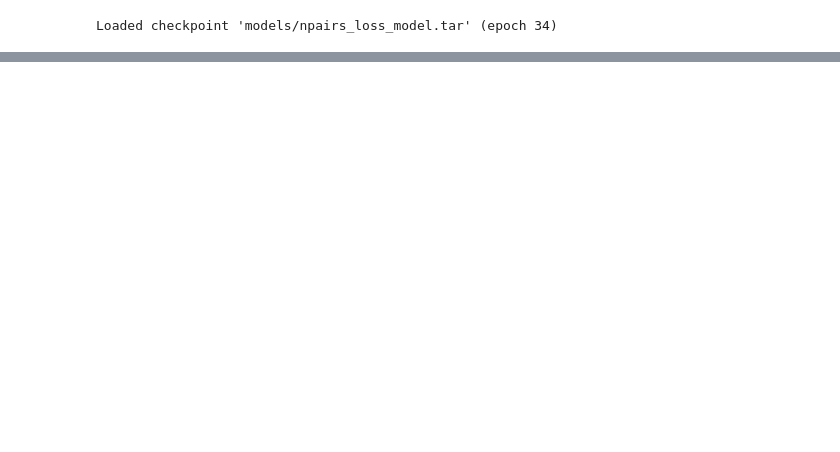
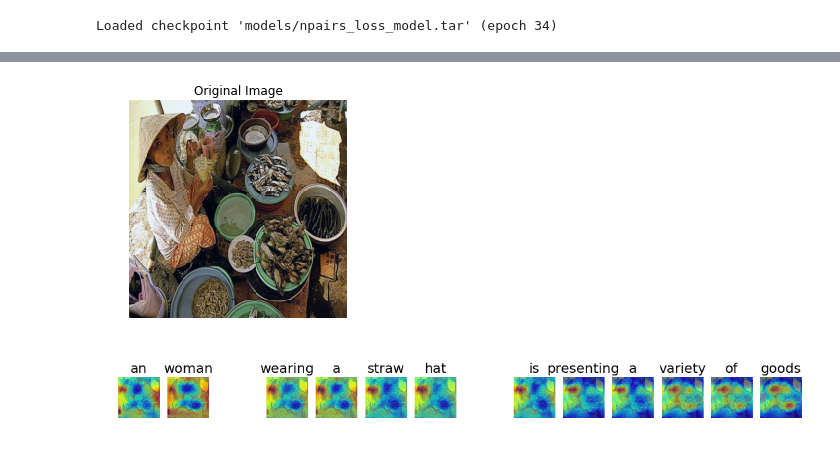
Before and after one commit to shashank3959/CS838_Project, a Jupyter notebook: code/main.ipynb, the cells around one changed output, grey strips where cells are left out. Saved outputs shown, nothing was run; the diff lists cells and outputs as text; code cells hidden in the pictures; blank space fills up the shorter version.

```diff
--- a/code/main.ipynb
+++ b/code/main.ipynb
@@ -43,0 +45,13 @@ gen_results(color_img, bw_img, mask_list, caption, name = name, save_flag=False)
+# %%
+image_tensor, caption_glove_tensor, caption_list = get_data(batch_size, dataset='flickr30k')
+# %%
+matchmaps = gen_matchmap(image_model, caption_model, image_tensor, caption_glove_tensor)
+# %%
+index = 1
+name = str(index)
+color_img, bw_img, mask_list, caption = gen_masks(matchmaps, image_tensor,
+                                                 caption_list, index)
+gen_results(color_img, bw_img, mask_list, caption, name = name, save_flag=False)
+# %% [output]
+[figure, added]
+[figure, added]
```
Also changed, not shown: parts of 5 cells of this notebook, 2 other files.
